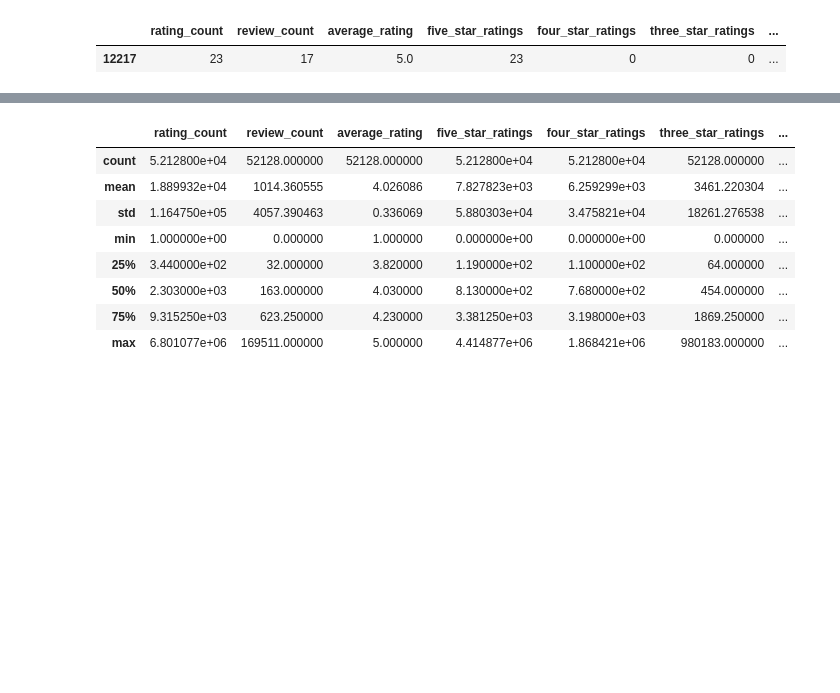
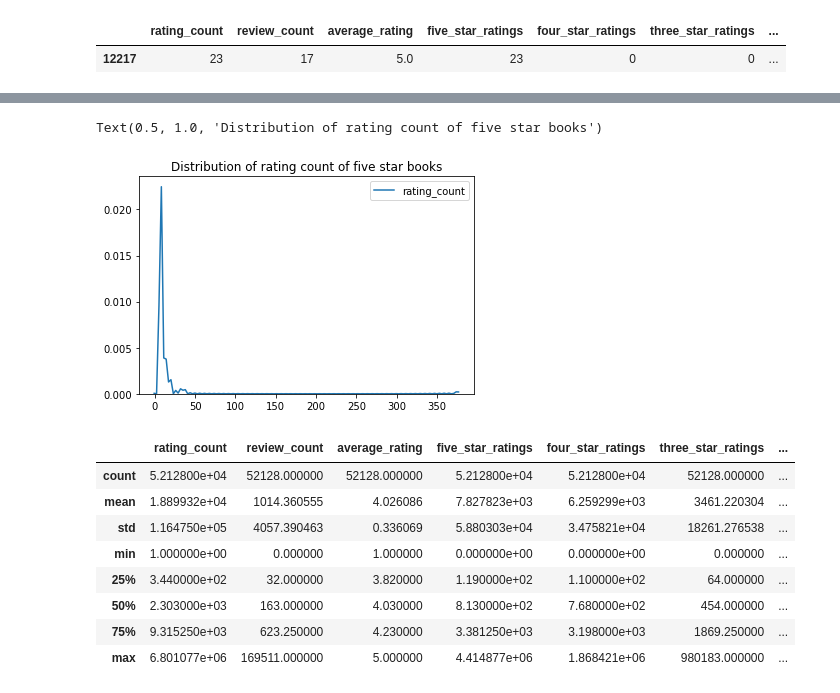
Before and after one commit to Temweka/Goodreads-project, a Jupyter notebook: Goodreads_visual_exploration.ipynb, the cells around one changed output, grey strips where cells are left out. Drawn from its saved outputs; the diff is of its cells as text; code cells hidden in the pictures; blank space fills up the shorter version.

```diff
--- a/Goodreads_visual_exploration.ipynb
+++ b/Goodreads_visual_exploration.ipynb
@@ -178,3 +181,9 @@ five_star_books.describe()
+# %%
+plt1 = sns.kdeplot(five_star_books["rating_count"])
+plt1.set_title("Distribution of rating count of five star books")
+# %% [output]
+Text(0.5, 1.0, 'Distribution of rating count of five star books')
+[figure, added]
 # %%
 books_num.describe()
 # %% [output]
```
Also changed, not shown: parts of 26 cells of this notebook.
